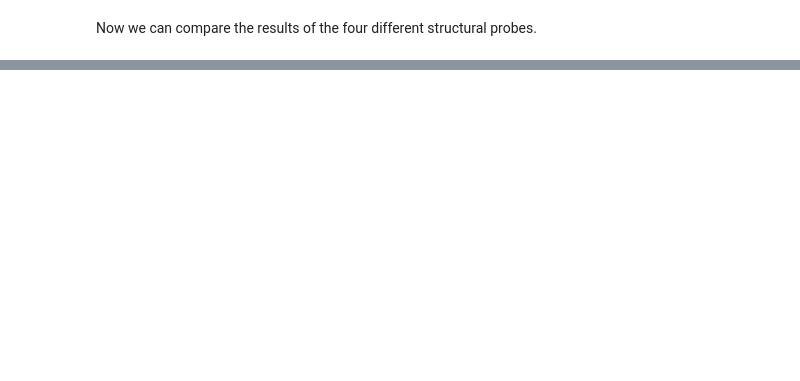
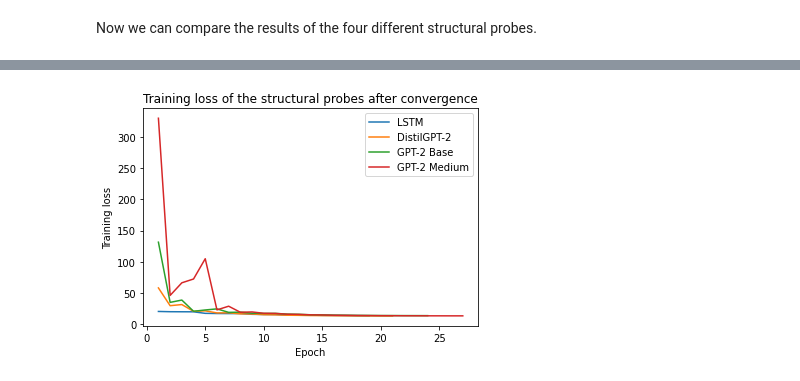
Before and after one commit to JJJHolscher/nlp2-probing-lms-master, a Jupyter notebook: probing_lms.ipynb, the cells around one changed output, grey strips where cells are left out. Saved outputs shown, nothing was run; the diff lists cells and outputs as text; code cells hidden in the pictures; blank space fills up the shorter version.

```diff
--- a/probing_lms.ipynb
+++ b/probing_lms.ipynb
@@ -1986,25 +2229,27 @@ print(f'Test UUAS = {lstm_test_uuas:.4f}')
 # %%
 import matplotlib.pyplot as plt
 
-lstm_x = list(range(1, (len(lstm_train_loss) + 1)))
-lstm_y = lstm_train_loss
+lstm_x = list(range(1, (len(lstm_train_loss[:-8]) + 1)))
+lstm_y = lstm_train_loss[:-8]
 plt.plot(lstm_x, lstm_y, label = "LSTM")
 
-transformer_x = list(range(1, (len(transformer_train_loss) + 1)))
-transformer_y = transformer_train_loss
+transformer_x = list(range(1, (len(transformer_train_loss[:-4]) + 1)))
+transformer_y = transformer_train_loss[:-4]
 plt.plot(transformer_x, transformer_y, label = "DistilGPT-2")
 
-gpt_base_x = list(range(1, (len(gpt_base_train_loss) + 1)))
-gpt_base_y = gpt_base_train_loss
+gpt_base_x = list(range(1, (len(gpt_base_train_loss[:-4]) + 1)))
+gpt_base_y = gpt_base_train_loss[:-4]
 plt.plot(gpt_base_x, gpt_base_y, label = "GPT-2 Base")
 
-gpt_medium_x = list(range(1, (len(gpt_medium_train_loss) + 1)))
-gpt_medium_y = gpt_medium_train_loss
+gpt_medium_x = list(range(1, (len(gpt_medium_train_loss[:-6]) + 1)))
+gpt_medium_y = gpt_medium_train_loss[:-6]
 plt.plot(gpt_medium_x, gpt_medium_y, label = "GPT-2 Medium")
 
 plt.xlabel('Epoch')
 plt.ylabel('Training loss')
-plt.title('Training loss of the structural probes after 50 epochs')
+plt.title('Training loss of the structural probes after convergence')
 plt.legend()
 plt.show()
+# %% [output]
+[figure, added]
 # %%
```
Also changed, not shown: parts of 21 cells of this notebook, 8 other files.
